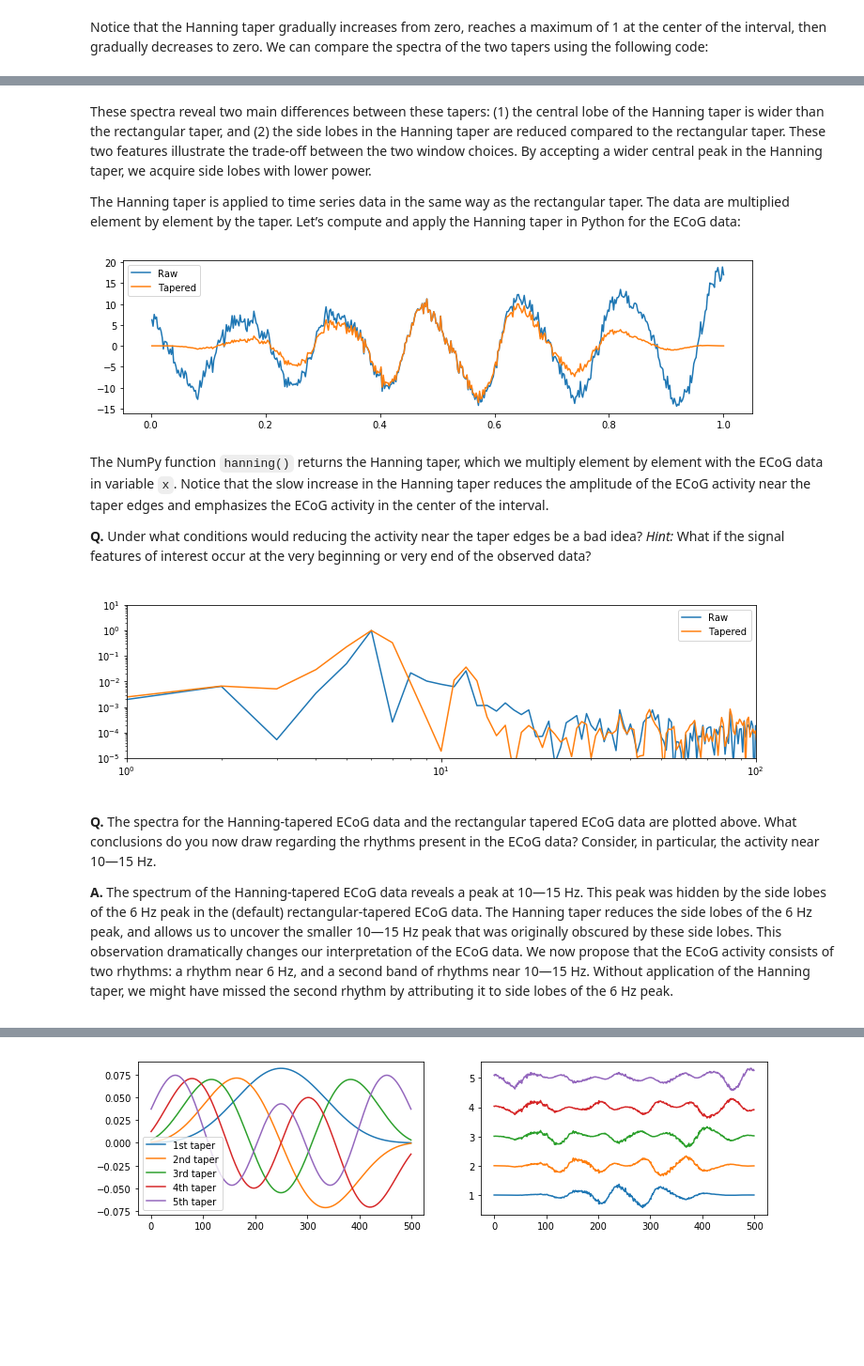
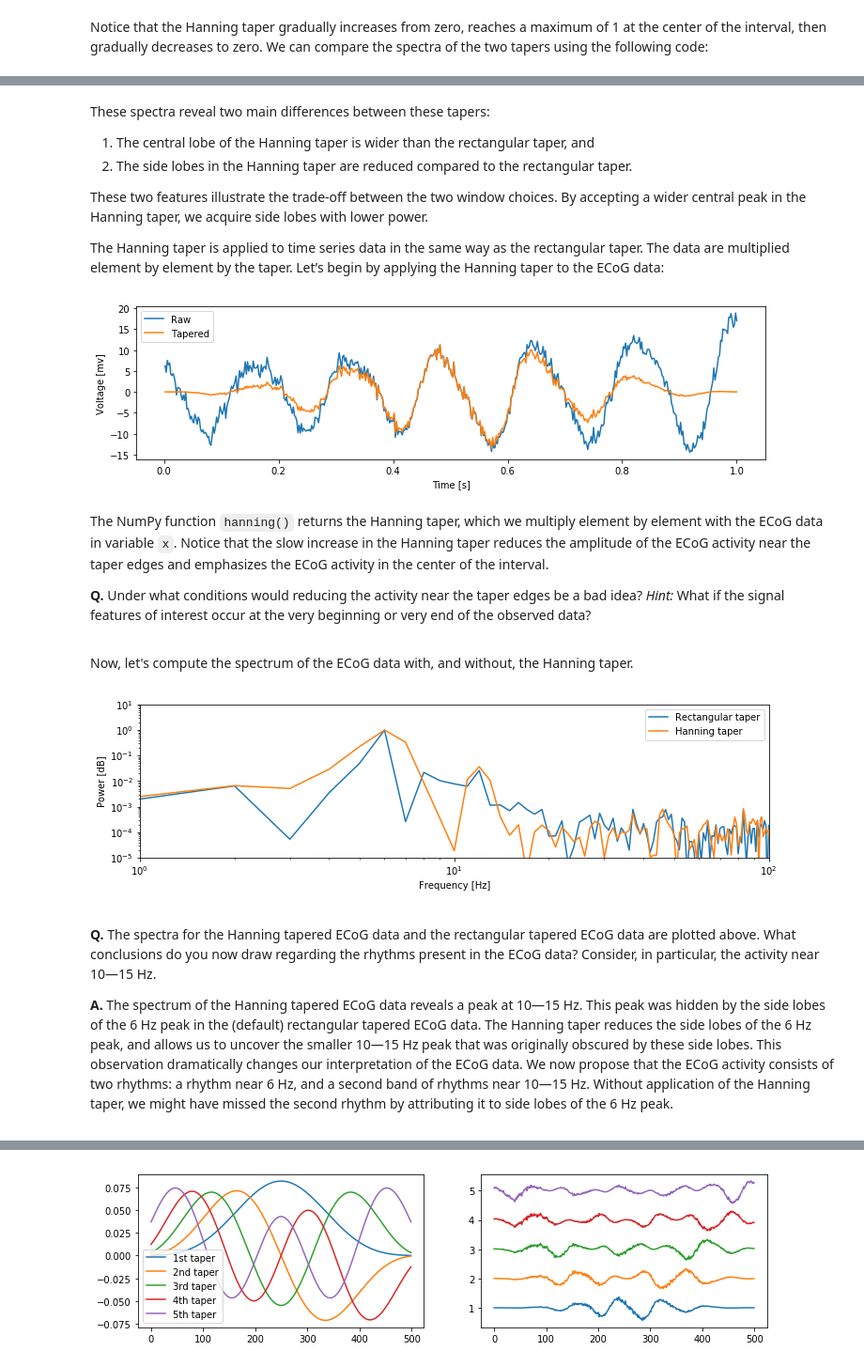
Before and after one commit to Mark-Kramer/Case-Studies-Python, a Jupyter notebook: content/04/ecog-rhythms.ipynb, the cells around one changed output, grey strips where cells are left out. Shown: that part at 94% size. Drawn from its saved outputs; the diff is of its cells as text; code cells hidden in the pictures; blank space fills up the shorter version.

```diff
--- a/content/04/ecog-rhythms.ipynb
+++ b/content/04/ecog-rhythms.ipynb
@@ -55,13 +97,13 @@ from matplotlib import rcParams
 rcParams['figure.figsize'] = (12,3)
 warnings.simplefilter(action='ignore', category=FutureWarning)
 # %%
-data = sio.loadmat('Ch4-ECoG-1.mat')  # Load the ECoG data
-ecog = data['ECoG'].reshape(-1)  # Extract the ECoG variable
-t = data['t'][0]  # ... and the t variable
+data = sio.loadmat('ECoG-1.mat')  # Load the ECoG data
+ecog = data['ECoG'].reshape(-1)   # Extract the ECoG variable
+t = data['t'][0]                  # ... and the t variable
 
-plot(t, ecog)  # Plot the data versus time
-xlabel('Time [s]')  # Label the time axis
-ylabel('Voltage [mV]')  # ... and the voltage axis
+plot(t, ecog)                     # Plot the data versus time
+xlabel('Time [s]')                # Label the time axis
+ylabel('Voltage [mV]')            # ... and the voltage axis
 show()
 # %% [output]
 [figure]
@@ -444,19 +499,24 @@ show_spectrum(np.hstack((a, np.ones(Fs), a)), Fs, xlim=[0, 5]);
 # %% [markdown]
-These spectra reveal two main differences between these tapers: (1) the central lobe of the Hanning taper is wider than the rectangular taper, and (2) the side lobes in the Hanning taper are reduced compared to the rectangular taper. These two features illustrate the trade-off between the two window choices. By accepting a wider central peak in the Hanning taper, we acquire side lobes with lower power.
+These spectra reveal two main differences between these tapers:
+1. The central lobe of the Hanning taper is wider than the rectangular taper, and
+2. The side lobes in the Hanning taper are reduced compared to the rectangular taper.
 
-The Hanning taper is applied to time series data in the same way as the rectangular taper. The data are multiplied element by element by the taper. Let’s compute and apply the Hanning taper in Python for the ECoG data:
+These two features illustrate the trade-off between the two window choices. By accepting a wider central peak in the Hanning taper, we acquire side lobes with lower power.
+
+The Hanning taper is applied to time series data in the same way as the rectangular taper. The data are multiplied element by element by the taper. Let’s begin by applying the Hanning taper to the ECoG data:
 # %%
-data = sio.loadmat('Ch4-ECoG-1.mat')  # Load the ECoG data
-x = data['ECoG'].reshape(-1)
-t = data['t'].reshape(-1)
-plot(t, x, label="Raw")
-N = len(x)
-xH = np.hanning(N) * x
-plot(t, xH, label='Tapered')
+data = sio.loadmat('ECoG-1.mat')     # Load the ECoG data,
+x = data['ECoG'].reshape(-1)         # ... get the voltage trace,
+t = data['t'].reshape(-1)            # ... and the time axis,
+plot(t, x, label="Raw")              # ... and plot it.
+xH = np.hanning(len(x)) * x          # Apply the Hanning taper,
+plot(t, xH, label='Tapered')         # ... and plot it,
+xlabel('Time [s]')                   # ... with axes labeled.
+ylabel('Voltage [mv]')
 plt.legend()
 show()
 # %% [output]
-[figure, old version]
+[figure, new version]
 # %% [markdown]
 The NumPy function `hanning()` returns the Hanning taper, which we multiply element by element with the ECoG data in variable `x`. Notice that the slow increase in the Hanning taper reduces the amplitude of the ECoG activity near the taper edges and emphasizes the ECoG activity in the center of the interval.
 
@@ -469,33 +529,36 @@ The NumPy function `hanning()` returns the Hanning taper, which we multiply elem
 </p>
 
 </div>
+# %% [markdown]
+Now, let's compute the spectrum of the ECoG data with, and without, the Hanning taper.
 # %%
-# Comparing tapers applied to ECoG data
-Fs = 1 / (t[1] - t[0])                            # Determine the sample rate
-X, _ = show_spectrum(x, Fs, xlim=[0, 100],        # Compute the raw (rectangular taper) spectrum
+Fs = 1 / (t[1] - t[0])                            # Determine the sampling frequency
+X, _      = show_spectrum(x, Fs, xlim=[0, 100],   # Compute the rectangular tapered spectrum.
                      display=False);
-XH, faxis = show_spectrum(xH, Fs, xlim=[0, 100],  # Compute the hannning tapered spectrum
+XH, faxis = show_spectrum(xH, Fs, xlim=[0, 100],  # Compute the Hannning tapered spectrum.
                           display=False)
-plt.loglog(faxis, X, label='Raw')                 # Plot the results
-plt.loglog(faxis, XH, label='Tapered')
+plt.loglog(faxis, X, label='Rectangular taper')   # Plot the two spectra,
+plt.loglog(faxis, XH, label='Hanning taper')
 plt.legend()
+xlabel('Frequency [Hz]')                          # ... with axes labeled.
+ylabel('Power [dB]')
 plt.ylim([1e-5, 10])
 plt.xlim([1, 100])
 show()
 # %% [output]
-[figure, old version]
+[figure, new version]
 # %% [markdown]
 <div class="question">
 
 <p>
 
-**Q.** The spectra for the Hanning-tapered ECoG data and the rectangular tapered ECoG data are plotted above. What conclusions do you now draw regarding the rhythms present in the ECoG data? Consider, in particular, the activity near 10&mdash;15 Hz.
+**Q.** The spectra for the Hanning tapered ECoG data and the rectangular tapered ECoG data are plotted above. What conclusions do you now draw regarding the rhythms present in the ECoG data? Consider, in particular, the activity near 10&mdash;15 Hz.
 
 </p>
 
 <p>
 
-**A.** The spectrum of the Hanning-tapered ECoG data reveals a peak at 10&mdash;15 Hz. This peak was hidden by the side lobes of the 6 Hz peak in the (default) rectangular-tapered ECoG data. The Hanning taper reduces the side lobes of the 6 Hz peak, and allows us to uncover the smaller 10&mdash;15 Hz peak that was originally obscured by these side lobes. This observation dramatically changes our interpretation of the ECoG data. We now propose that the ECoG activity consists of two rhythms: a rhythm near 6 Hz, and a second band of rhythms near 10&mdash;15 Hz. Without application of the Hanning taper, we might have missed the second rhythm by attributing it to side lobes of the 6 Hz peak.
+**A.** The spectrum of the Hanning tapered ECoG data reveals a peak at 10&mdash;15 Hz. This peak was hidden by the side lobes of the 6 Hz peak in the (default) rectangular tapered ECoG data. The Hanning taper reduces the side lobes of the 6 Hz peak, and allows us to uncover the smaller 10&mdash;15 Hz peak that was originally obscured by these side lobes. This observation dramatically changes our interpretation of the ECoG data. We now propose that the ECoG activity consists of two rhythms: a rhythm near 6 Hz, and a second band of rhythms near 10&mdash;15 Hz. Without application of the Hanning taper, we might have missed the second rhythm by attributing it to side lobes of the 6 Hz peak.
 
 </p>
 
```
Also changed, not shown: parts of 46 cells of this notebook, 4 other files.
